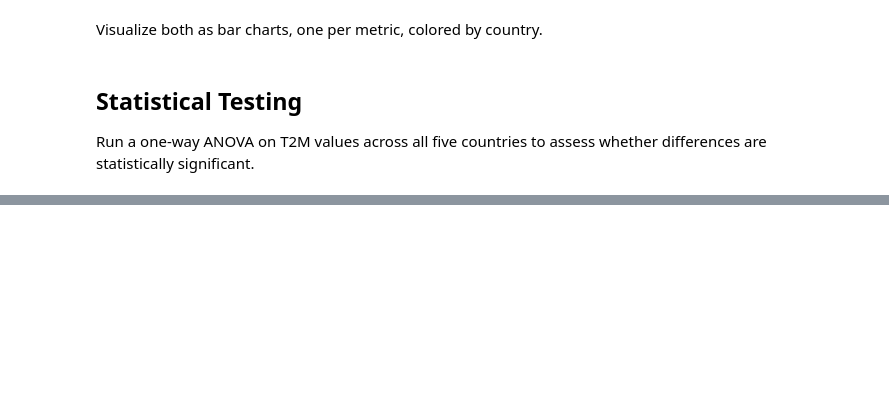
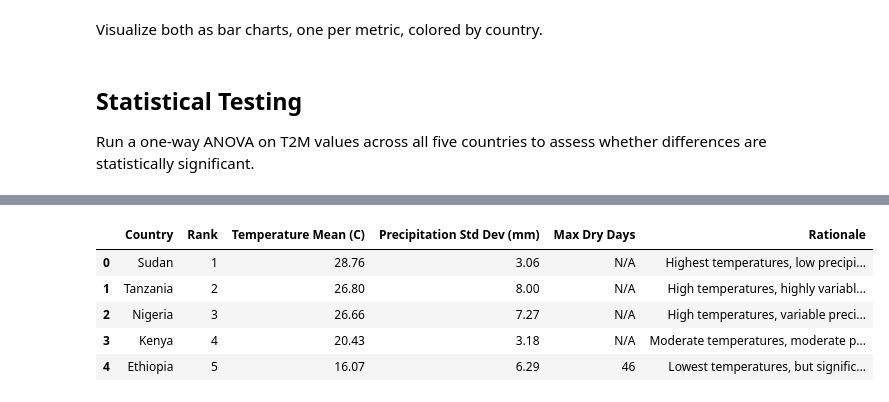
Before and after one commit to rihanaa-m/climate-challenge-week0, a Jupyter notebook: compare_countries.ipynb, the cells around one changed output, grey strips where cells are left out. Saved outputs shown, nothing was run; the diff lists cells and outputs as text; code cells hidden in the pictures; blank space fills up the shorter version.

Commit message:
Add vulnerability ranking table and COP32 key findings report

```diff
--- a/compare_countries.ipynb
+++ b/compare_countries.ipynb
@@ -178,0 +195,25 @@ print("Interpretation: A very low p-value (< 0.05) indicates significant differe
+# %%
+# Vulnerability ranking based on temperature (higher mean = more heat stress), precipitation variability (higher std dev = more unstable), and extreme events (drought frequency)
+# Ranking: 1 = most vulnerable, 5 = least
+vulnerability_ranking = pd.DataFrame({
+    'Country': ['Sudan', 'Tanzania', 'Nigeria', 'Kenya', 'Ethiopia'],
+    'Rank': [1, 2, 3, 4, 5],
+    'Temperature Mean (C)': [28.76, 26.80, 26.66, 20.43, 16.07],
+    'Precipitation Std Dev (mm)': [3.06, 8.00, 7.27, 3.18, 6.29],
+    'Max Dry Days': ['N/A', 'N/A', 'N/A', 'N/A', 46],  # From Ethiopia data
+    'Rationale': [
+        'Highest temperatures, low precipitation, arid conditions.',
+        'High temperatures, highly variable precipitation.',
+        'High temperatures, variable precipitation.',
+        'Moderate temperatures, moderate precipitation variability.',
+        'Lowest temperatures, but significant drought periods.'
+    ]
+})
+vulnerability_ranking
+# %% [output]
+|  | Country | Rank | Temperature Mean (C) | Precipitation Std Dev (mm) | Max Dry Days | Rationale |
+| 0 | Sudan | 1 | 28.76 | 3.06 | N/A | Highest temperatures, low precipi... |
+| 1 | Tanzania | 2 | 26.80 | 8.00 | N/A | High temperatures, highly variabl... |
+| 2 | Nigeria | 3 | 26.66 | 7.27 | N/A | High temperatures, variable preci... |
+| 3 | Kenya | 4 | 20.43 | 3.18 | N/A | Moderate temperatures, moderate p... |
+| 4 | Ethiopia | 5 | 16.07 | 6.29 | 46 | Lowest temperatures, but signific... |
```
Also changed, not shown: parts of 5 cells of this notebook.
